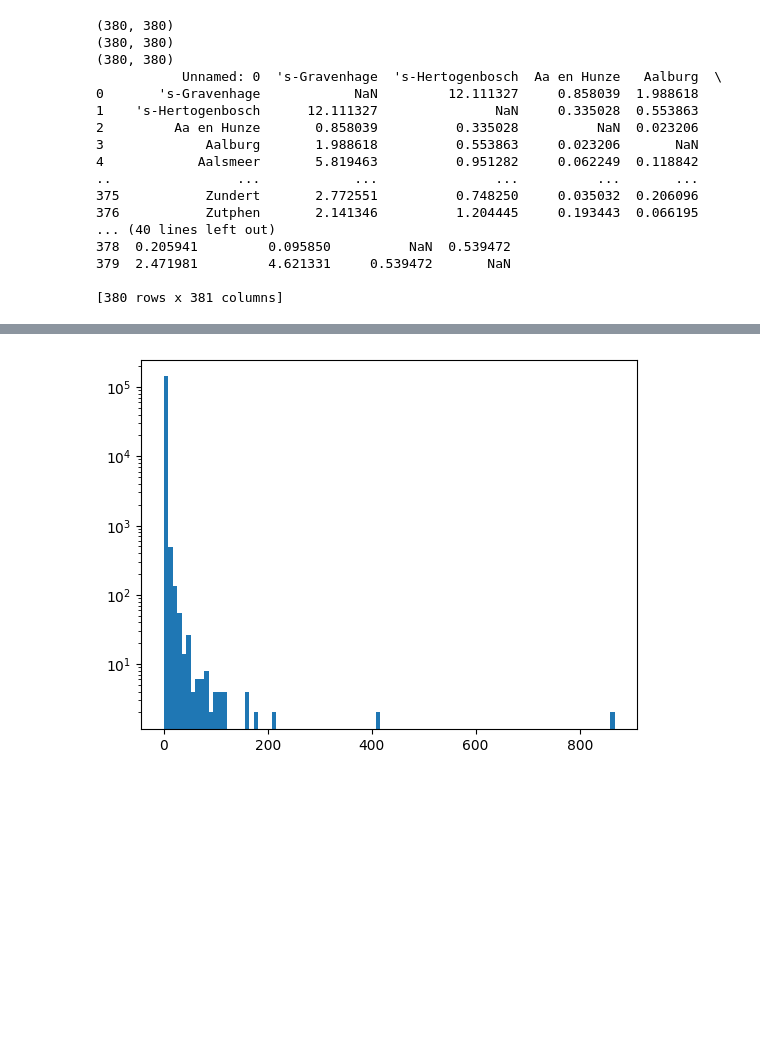
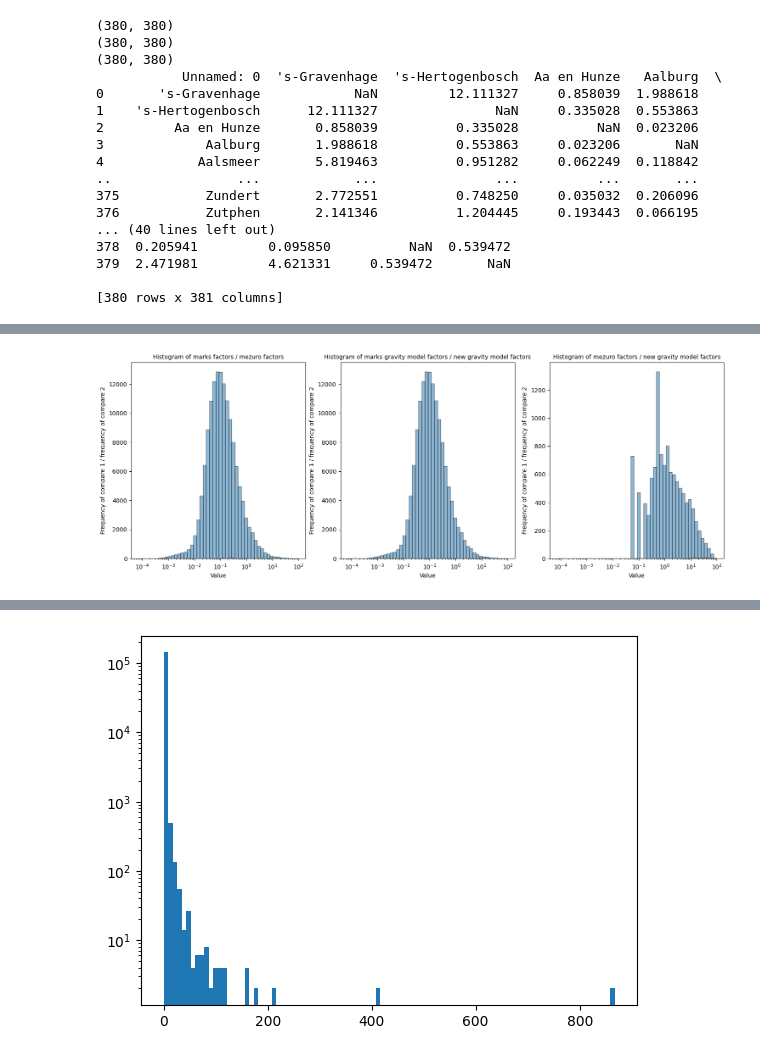
Before and after one commit to larsdekwant/covid-gravity-model, a Jupyter notebook: Analysis/Mobility_comparison.ipynb, the cells around one changed output, grey strips where cells are left out. Drawn from its saved outputs; the diff is of its cells as text; code cells hidden in the pictures; blank space fills up the shorter version.

```diff
--- a/Analysis/Mobility_comparison.ipynb
+++ b/Analysis/Mobility_comparison.ipynb
@@ -48,0 +37,88 @@ plt.yscale("log")
+# %%
+compare1 = grav_freq.flatten()
+compare2 = mez_freq.flatten()
+compare1 = compare1[np.isfinite(compare1)]
+compare2 = compare2[np.isfinite(compare2)]
+
+bins = np.logspace(-4, 2)
+hist1, bin_edges = np.histogram(compare1, bins=bins)
+hist2, _ = np.histogram(compare2, bins=bins)
+
+# # Avoid division by zero
+# hist2_non_zero = np.where(hist2 == 0, 1, hist2)
+
+# Divide the values in the bins of hist1 by the values in hist2
+hist_divided = hist1 / hist2
+
+# Plot the original histogram
+fig, ax = plt.subplots(1, 3, figsize=(18, 6))
+width = np.diff(bin_edges) * 0.72  # Reduce width to avoid overlap
+
+# Plot hist1 with some offset to the left
+ax[0].bar(bin_edges[:-1] - width/2, hist1, width=width, edgecolor='black', alpha=0.5, label='Original Histogram')
+
+# Plot hist_divided with some offset to the right
+ax[0].bar(bin_edges[:-1] + width/2, hist_divided, width=width, edgecolor='black', alpha=0.5, label='Divided Histogram')
+
+ax[0].set_xlabel('Value')
+ax[0].set_ylabel('Frequency of compare 1 / frequency of compare 2')
+ax[0].set_title('Histogram of marks factors / mezuro factors', fontsize=10)
+ax[0].set_xscale("log")
+
+
+compare1 = grav_freq.flatten()
+compare2 = grav2_freq.flatten()
+compare1 = compare1[np.isfinite(compare1)]
+compare2 = compare2[np.isfinite(compare2)]
+
+bins = np.logspace(-4, 2)
+hist1, bin_edges = np.histogram(compare1, bins=bins)
+hist2, _ = np.histogram(compare2, bins=bins)
+
+# Divide the values in the bins of hist1 by the values in hist2
+hist_divided = hist1 / hist2
+
+# Plot the original histogram
+width = np.diff(bin_edges) * 0.72  # Reduce width to avoid overlap
+
+# Plot hist1 with some offset to the left
+ax[1].bar(bin_edges[:-1] - width/2, hist1, width=width, edgecolor='black', alpha=0.5, label='Original Histogram')
+
+# Plot hist_divided with some offset to the right
+ax[1].bar(bin_edges[:-1] + width/2, hist_divided, width=width, edgecolor='black', alpha=0.5, label='Divided Histogram')
+
+ax[1].set_xlabel('Value')
+ax[1].set_ylabel('Frequency of compare 1 / frequency of compare 2')
+ax[1].set_title('Histogram of marks gravity model factors / new gravity model factors', fontsize=10)
+ax[1].set_xscale("log")
+
+
+
+compare1 = mez_freq.flatten()
+compare2 = grav2_freq.flatten()
+compare1 = compare1[np.isfinite(compare1)]
+compare2 = compare2[np.isfinite(compare2)]
+
+bins = np.logspace(-4, 2)
+hist1, bin_edges = np.histogram(compare1, bins=bins)
+hist2, _ = np.histogram(compare2, bins=bins)
+
+# Divide the values in the bins of hist1 by the values in hist2
+hist_divided = hist1 / hist2
+
+# Plot the original histogram
+width = np.diff(bin_edges) * 0.72  # Reduce width to avoid overlap
+
+# Plot hist1 with some offset to the left
+ax[2].bar(bin_edges[:-1] - width/2, hist1, width=width, edgecolor='black', alpha=0.5, label='Original Histogram')
+
+# Plot hist_divided with some offset to the right
+ax[2].bar(bin_edges[:-1] + width/2, hist_divided, width=width, edgecolor='black', alpha=0.5, label='Divided Histogram')
+
+ax[2].set_xlabel('Value')
+ax[2].set_ylabel('Frequency of compare 1 / frequency of compare 2')
+ax[2].set_title('Histogram of mezuro factors / new gravity model factors', fontsize=10)
+ax[2].set_xscale("log")
+plt.show()
+# %% [output]
+[figure, added]
```
Also changed, not shown: parts of 4 cells of this notebook.
